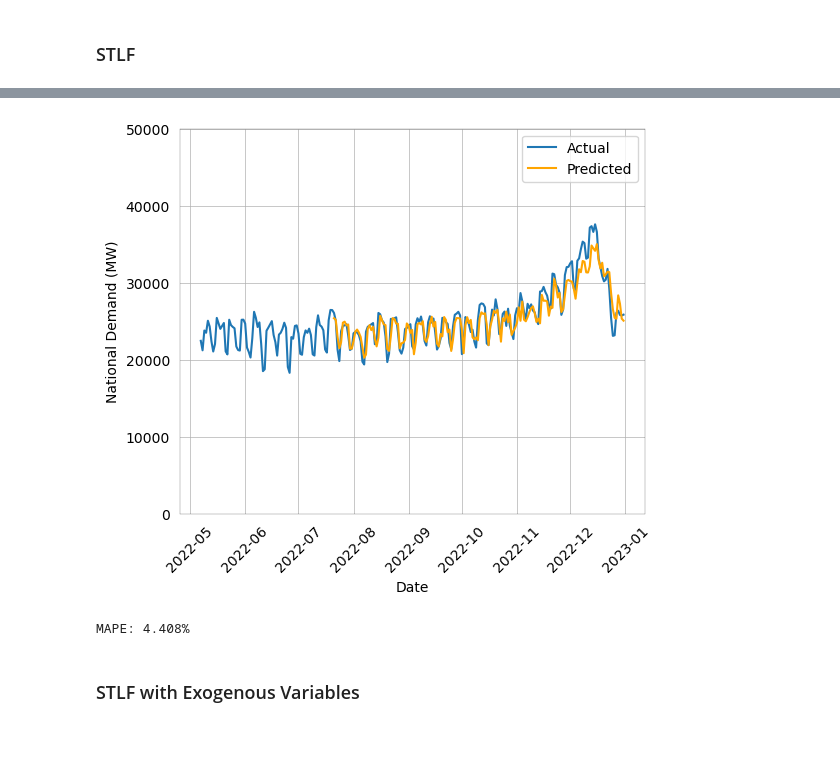
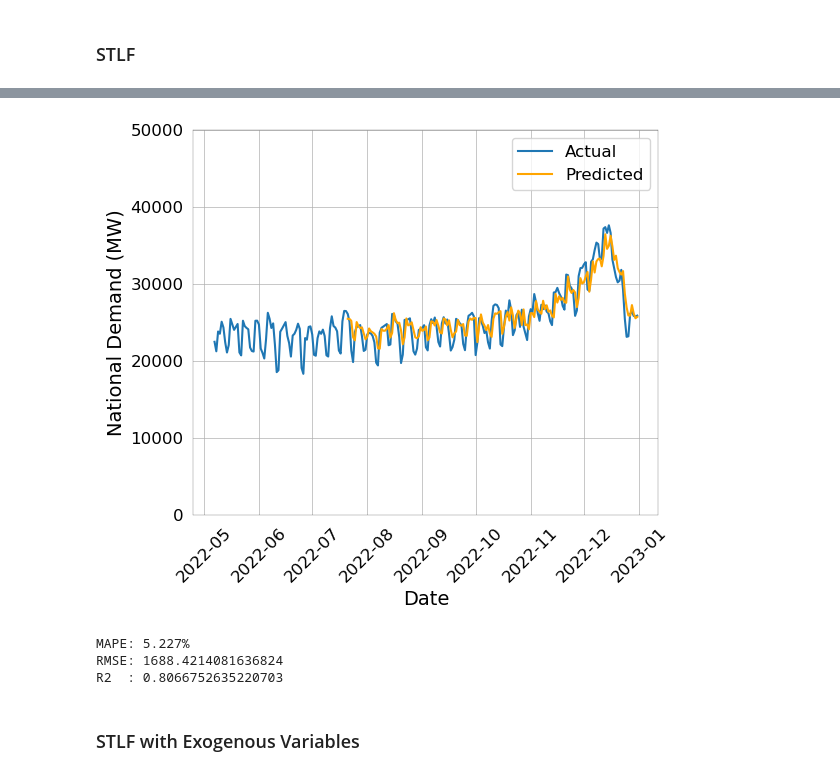
Before and after one commit to mita765/MScThesis, a Jupyter notebook: Thesis-ML.ipynb, the cells around one changed output, grey strips where cells are left out. Saved outputs shown, nothing was run; the diff lists cells and outputs as text; code cells hidden in the pictures; blank space fills up the shorter version.

```diff
--- a/Thesis-ML.ipynb
+++ b/Thesis-ML.ipynb
@@ -646,5 +664,0 @@ Model: "sequential_176"
-# %%
-cp = ModelCheckpoint('models/gltmc_model.keras', save_best_only=True)
-gltmc_model.compile(loss=MeanSquaredError(), optimizer=Adam(learning_rate=0.001), metrics=[RootMeanSquaredError()])
-
-gltmc_model.fit(Xtr_gltmc, ytr_gltmc, validation_data=(Xvl_gltmc, yvl_gltmc), epochs=50, callbacks=[cp])
@@ -686,12 +681,2 @@ MAPE: 6.755%
 # %% [markdown]
 ### STLF
-# %%
-scaler_gstoc = MinMaxScaler(feature_range=(0, 1))
-
-sctr_gstoc = scaler_gstoc.fit_transform(agg_stoc[agg_stoc.index < pd.to_datetime("2022-05-01")])
-scvl_gstoc = scaler_gstoc.fit_transform(agg_stoc[(agg_stoc.index >= pd.to_datetime("2022-05-01")) & (agg_stoc.index < pd.to_datetime("2022-07-15"))])
-scts_gstoc = scaler_gstoc.fit_transform(agg_stoc[agg_stoc.index >= pd.to_datetime("2022-07-15")])
-
-Xtr_gstoc, ytr_gstoc = df_Xy(sctr_gstoc, SEASON_STLF)
-Xvl_gstoc, yvl_gstoc = df_Xy(scvl_gstoc, SEASON_STLF)
-Xts_gstoc, yts_gstoc = df_Xy(scts_gstoc, SEASON_STLF)
@@ -723,5 +682,0 @@ Model: "sequential_177"
-# %%
-cp = ModelCheckpoint('models/gstoc_model.keras', save_best_only=True)
-gstoc_model.compile(loss=MeanSquaredError(), optimizer=Adam(learning_rate=0.01), metrics=[RootMeanSquaredError()])
-
-gstoc_model.fit(Xtr_gstoc, ytr_gstoc, validation_data=(Xvl_gstoc, yvl_gstoc), epochs=50, callbacks=[cp])
@@ -747,7 +682,0 @@ Epoch 50/50
-# %%
-gstoc_model = load_model('models/gstoc_model.keras')
-
-pred_gstoc = gstoc_model.predict(Xts_gstoc)
-pred_gstoc = scaler_gstoc.inverse_transform(pred_gstoc)
-
-yts_gstoc = scaler_gstoc.inverse_transform(yts_gstoc)
@@ -756,10 +722,19 @@ yts_gstoc = scaler_gstoc.inverse_transform(yts_gstoc)
 # %%
-plot_fcast_ml(agg_stoc, "2022-05-07", "2022-07-21", "2023-01-01", pred_gstoc, False)
+gstoc_run()
 
-print(f"MAPE: {mean_absolute_percentage_error(yts_gstoc, pred_gstoc)*100:.3f}%")
+plot_fcast_ml(agg_stoc, "2022-05-07", "2022-07-21", "2023-01-01", pred_gstoc, True)
+
+print(
+f"""
+MAPE: {mean_absolute_percentage_error(yts_gstoc, pred_gstoc)*100:.3f}%
+RMSE: {root_mean_squared_error(yts_gstoc, pred_gstoc)}
+R2  : {r2_score(yts_gstoc, pred_gstoc)}
+""")
 # %% [output]
-[figure, old version]
+[figure, new version]
-MAPE: 4.408%
+MAPE: 5.227%
+RMSE: 1688.4214081636824
+R2  : 0.8066752635220703
 # %% [markdown]
 ### STLF with Exogenous Variables
 # %%
```
Also changed, not shown: parts of 75 cells of this notebook.
